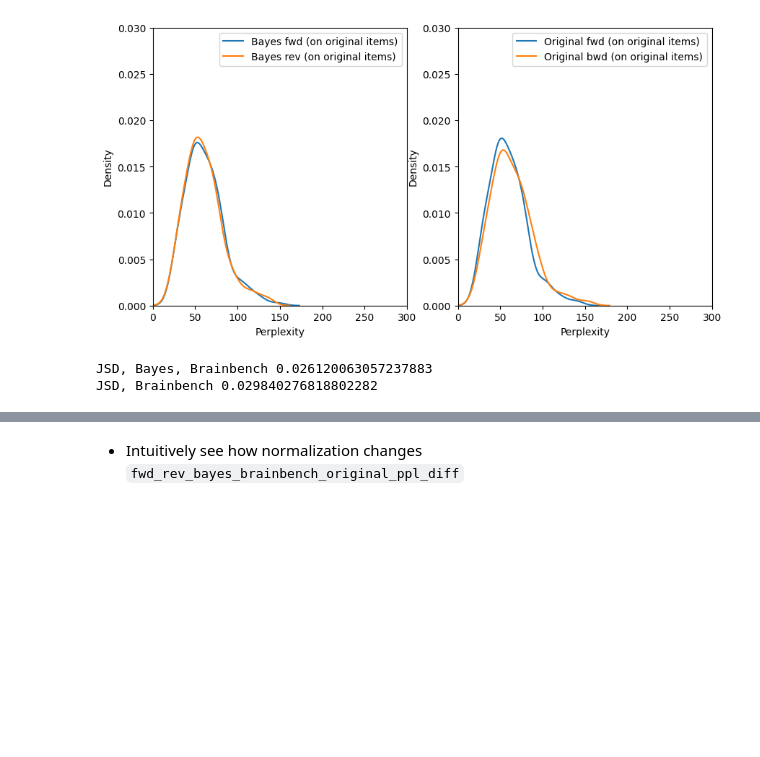
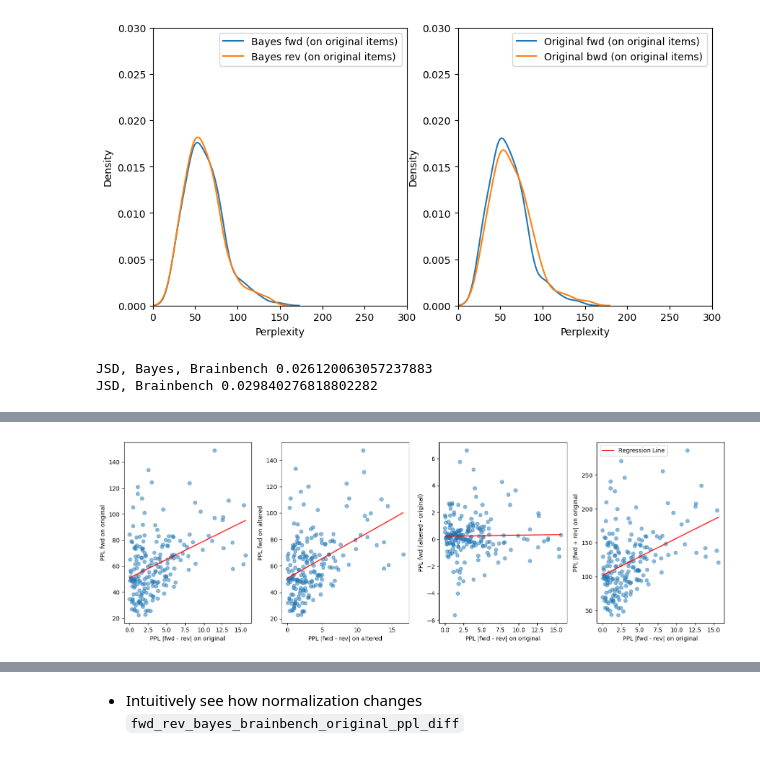
Before and after one commit to braingpt-lovelab/backwards, a Jupyter notebook: analyses/explore_ppl_diff_bayes.ipynb, the cells around one changed output, grey strips where cells are left out. Saved outputs shown, nothing was run; the diff lists cells and outputs as text; code cells hidden in the pictures; blank space fills up the shorter version.

```diff
--- a/analyses/explore_ppl_diff_bayes.ipynb
+++ b/analyses/explore_ppl_diff_bayes.ipynb
@@ -362,0 +382,83 @@ norm_altered_original_ppl_diff = True
+# %%
+fig, axes = plt.subplots(1, 4, figsize=(15, 5))
+axes[0].scatter(
+    fwd_rev_bayes_brainbench_original_ppl_diff,
+    fwd_bayes_brainbench_ppls_original,
+    alpha=0.5,
+)
+axes[0].set_xlabel("PPL |fwd - rev| on original")
+axes[0].set_ylabel("PPL fwd on original")
+
+# Fit a linear regression model
+X = sm.add_constant(fwd_rev_bayes_brainbench_original_ppl_diff)
+y = fwd_bayes_brainbench_ppls_original
+model = sm.OLS(y, X)
+results = model.fit()
+print(results.summary())
+
+# Plot the regression line
+x_vals = np.linspace(fwd_rev_bayes_brainbench_original_ppl_diff.min(), fwd_rev_bayes_brainbench_original_ppl_diff.max(), 100)
+y_vals = results.predict(sm.add_constant(x_vals))
+axes[0].plot(x_vals, y_vals, color='red', label='Regression Line')
+
+axes[1].scatter(
+    fwd_rev_bayes_brainbench_altered_ppl_diff,
+    fwd_bayes_brainbench_ppls_altered,
+    alpha=0.5,
+)
+axes[1].set_xlabel("PPL |fwd - rev| on altered")
+axes[1].set_ylabel("PPL fwd on altered")
+
+# Fit a linear regression model
+X = sm.add_constant(fwd_rev_bayes_brainbench_altered_ppl_diff)
+y = fwd_bayes_brainbench_ppls_altered
+model = sm.OLS(y, X)
+results = model.fit()
+print(results.summary())
+# Plot the regression line
+x_vals = np.linspace(fwd_rev_bayes_brainbench_altered_ppl_diff.min(), fwd_rev_bayes_brainbench_altered_ppl_diff.max(), 100)
+y_vals = results.predict(sm.add_constant(x_vals))
+axes[1].plot(x_vals, y_vals, color='red', label='Regression Line')
+
+axes[2].scatter(
+    fwd_rev_bayes_brainbench_original_ppl_diff,
+    fwd_bayes_brainbench_ppls_diff,
+    alpha=0.5,
+)
+axes[2].set_xlabel("PPL |fwd - rev| on original")
+axes[2].set_ylabel("PPL fwd (altered - original)")
+
+# Fit a linear regression model
+X = sm.add_constant(fwd_rev_bayes_brainbench_original_ppl_diff)
+y = fwd_bayes_brainbench_ppls_diff
+model = sm.OLS(y, X)
+results = model.fit()
+print(results.summary())
+
+# Plot the regression line
+x_vals = np.linspace(fwd_rev_bayes_brainbench_original_ppl_diff.min(), fwd_rev_bayes_brainbench_original_ppl_diff.max(), 100)
+y_vals = results.predict(sm.add_constant(x_vals))
+axes[2].plot(x_vals, y_vals, color='red', label='Regression Line')
+
+axes[3].scatter(
+    fwd_rev_bayes_brainbench_original_ppl_diff,
+    np.abs(fwd_bayes_brainbench_ppls_original + rev_bayes_brainbench_ppls_original),
+    alpha=0.5,
+)
+axes[3].set_xlabel("PPL |fwd - rev| on original")
+axes[3].set_ylabel("PPL |fwd + rev| on original")
+
+# Fit a linear regression model
+X = sm.add_constant(fwd_rev_bayes_brainbench_original_ppl_diff)
+y = np.abs(fwd_bayes_brainbench_ppls_original + rev_bayes_brainbench_ppls_original)
+model = sm.OLS(y, X)
+results = model.fit()
+print(results.summary())
+# Plot the regression line
+x_vals = np.linspace(fwd_rev_bayes_brainbench_original_ppl_diff.min(), fwd_rev_bayes_brainbench_original_ppl_diff.max(), 100)
+y_vals = results.predict(sm.add_constant(x_vals))
+axes[3].plot(x_vals, y_vals, color='red', label='Regression Line')
+axes[3].legend()
+plt.tight_layout()
+plt.show()
+# %% [output]
@@ -362,0 +482 @@ norm_altered_original_ppl_diff = True
+[figure, added]
```
Also changed, not shown: parts of 15 cells of this notebook.
